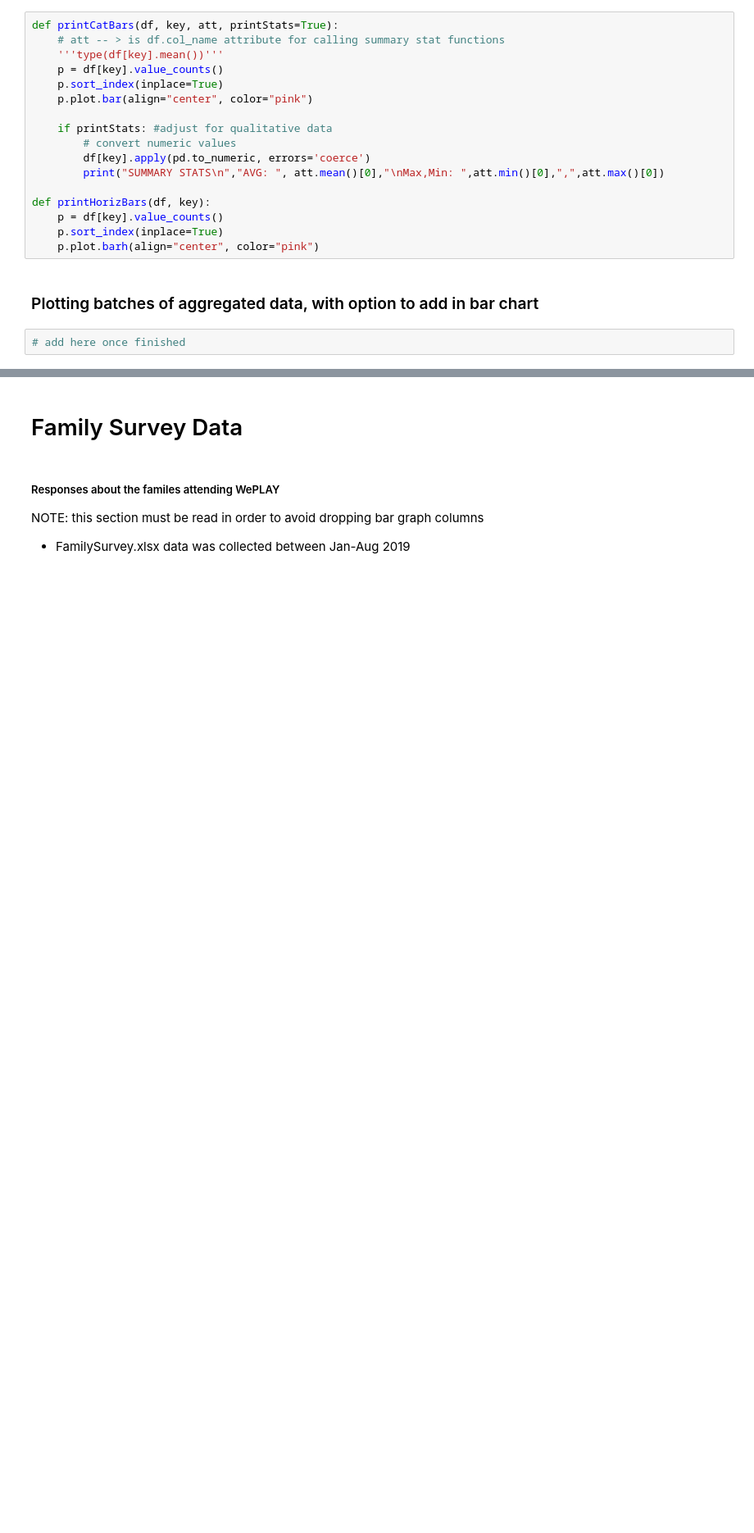
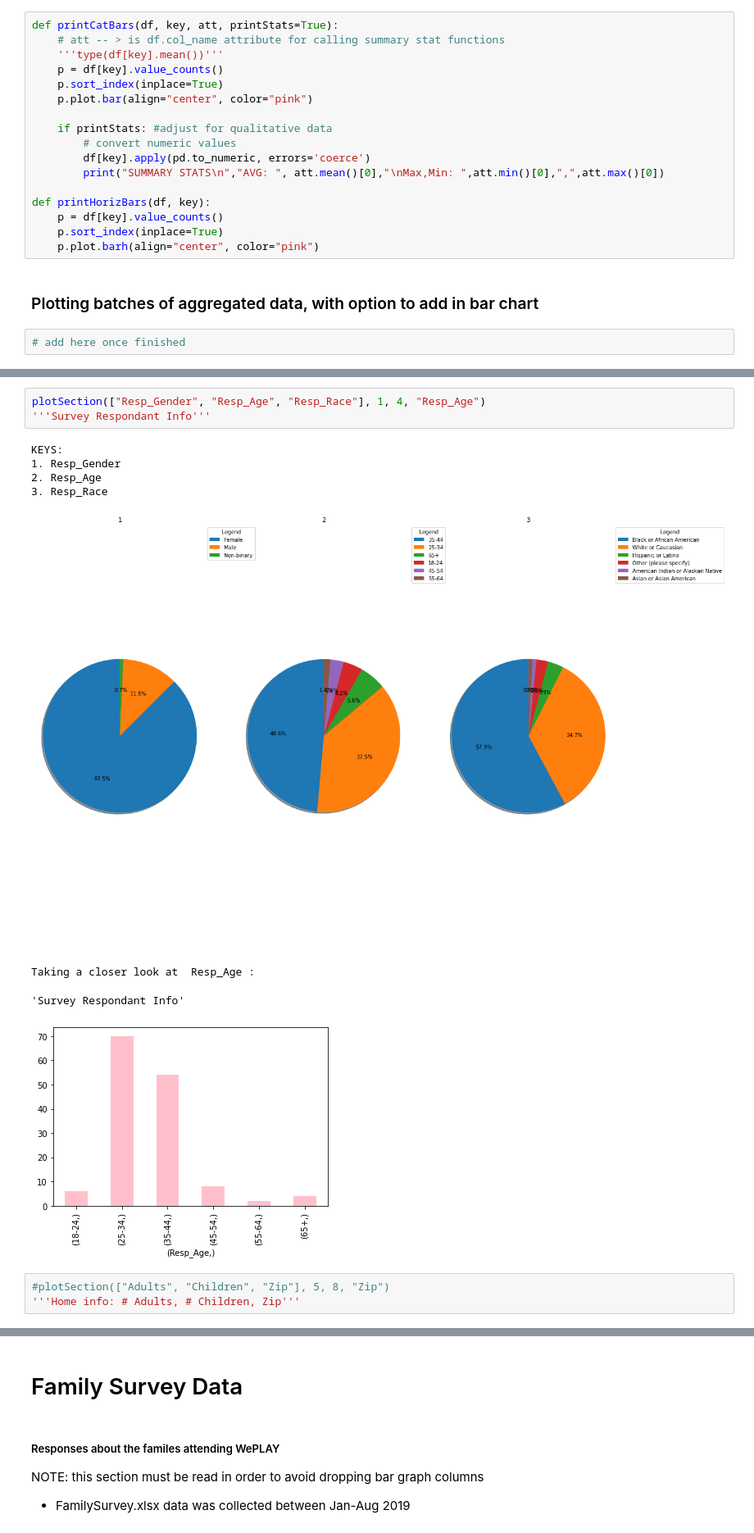
Before and after one commit to renarepenning/weplaynoladata, a Jupyter notebook: FinalTutorial.ipynb, the cells around one changed output, grey strips where cells are left out. Shown at 82% size. Saved outputs shown, nothing was run; the diff lists cells and outputs as text; blank space fills up the shorter version.

```diff
--- a/FinalTutorial.ipynb
+++ b/FinalTutorial.ipynb
@@ -260,0 +237,15 @@ allIncoming
+# %%
+plotSection(["Resp_Gender", "Resp_Age", "Resp_Race"], 1, 4, "Resp_Age")
+'''Survey Respondant Info'''
+# %% [output]
+KEYS:
+1. Resp_Gender
+2. Resp_Age
+3. Resp_Race
+[figure, added]
+Taking a closer look at  Resp_Age :
+'Survey Respondant Info'
+[figure, added]
+# %%
+#plotSection(["Adults", "Children", "Zip"], 5, 8, "Zip")
+'''Home info: # Adults, # Children, Zip'''
```
Also changed, not shown: parts of 21 cells of this notebook, 2 other files.
